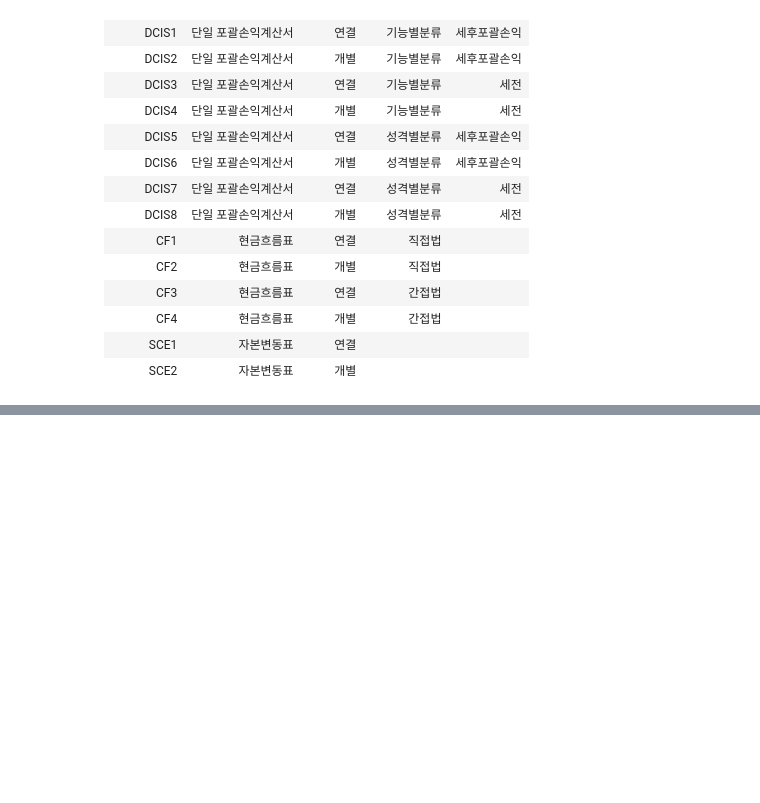
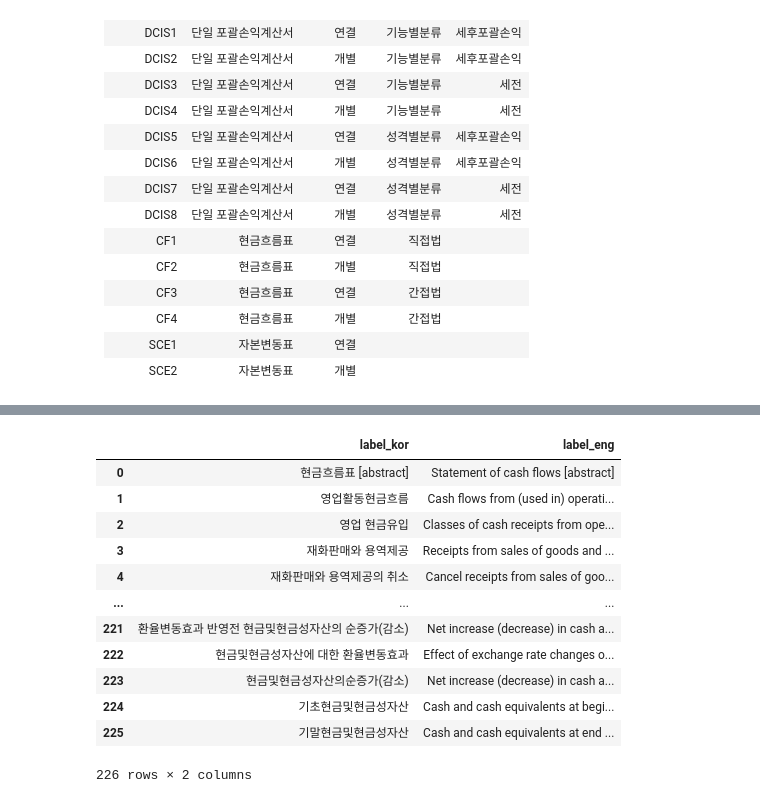
Before and after one commit to simonjisu/FSQA, a Jupyter notebook: Notebooks/02_xbrl.ipynb, the cells around one changed output, grey strips where cells are left out. Cells and saved outputs as stored; diff of their text form; code cells hidden in the pictures; blank space fills up the shorter version.

```diff
--- a/Notebooks/02_xbrl.ipynb
+++ b/Notebooks/02_xbrl.ipynb
@@ -102,0 +159,16 @@ df = dart.finstate_all(corp, bsns_year, reprt_code='11011', fs_div='CFS')
+# %%
+xbrl_cf.loc[:, ['label_kor', 'label_eng']]
+# %% [output]
+|  | label_kor | label_eng |
+| 0 | 현금흐름표 [abstract] | Statement of cash flows [abstract] |
+| 1 | 영업활동현금흐름 | Cash flows from (used in) operati... |
+| 2 | 영업 현금유입 | Classes of cash receipts from ope... |
+| 3 | 재화판매와 용역제공 | Receipts from sales of goods and ... |
+| 4 | 재화판매와 용역제공의 취소 | Cancel receipts from sales of goo... |
+| ... | ... | ... |
+| 221 | 환율변동효과 반영전 현금및현금성자산의 순증가(감소) | Net increase (decrease) in cash a... |
+| 222 | 현금및현금성자산에 대한 환율변동효과 | Effect of exchange rate changes o... |
+| 223 | 현금및현금성자산의순증가(감소) | Net increase (decrease) in cash a... |
+| 224 | 기초현금및현금성자산 | Cash and cash equivalents at begi... |
+| 225 | 기말현금및현금성자산 | Cash and cash equivalents at end ... |
+226 rows × 2 columns
```
Also changed, not shown: parts of 6 cells of this notebook, 1 other file.
